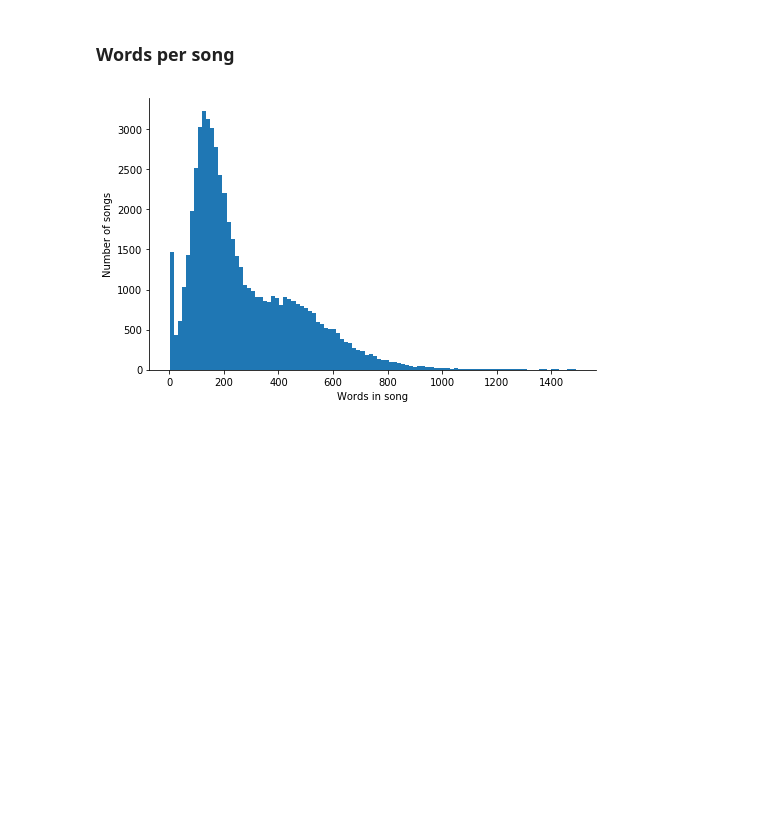
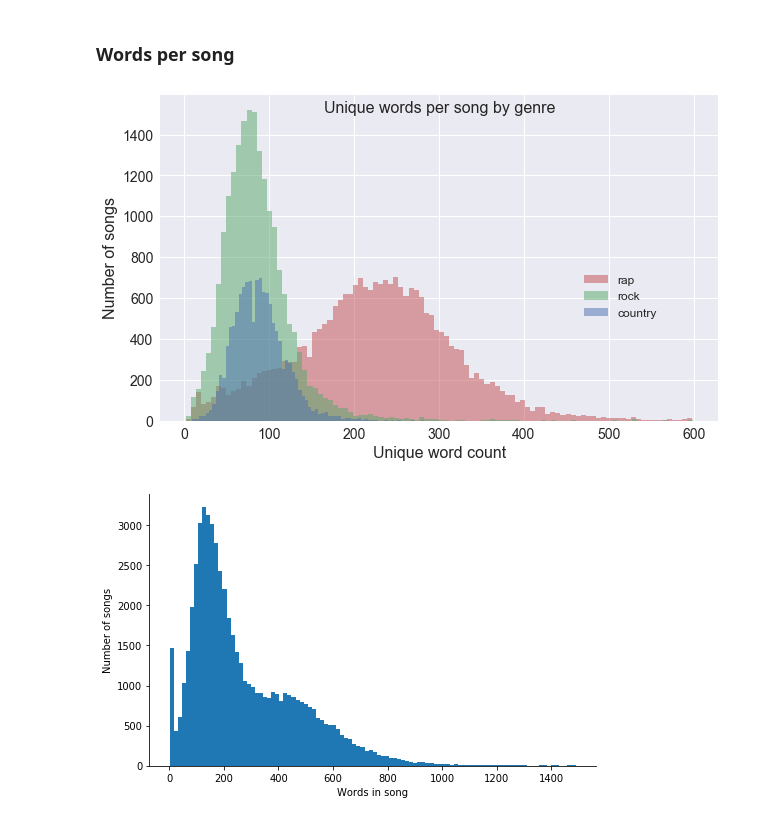
Before and after one commit to johnwmillr/trucks-and-beer, a Jupyter notebook: rapArtists.ipynb, the cells around one changed output. Saved outputs shown, nothing was run; the diff lists cells and outputs as text; code cells hidden in the pictures; blank space fills up the shorter version.

```diff
--- a/rapArtists.ipynb
+++ b/rapArtists.ipynb
@@ -119,3 +140,64 @@ plt.show()
+# %%
+def clean_str(s):
+    try:
+        return "".join(c for c in s if c not in punctuation)
+    except:
+        return s
+
+def clean_list(list_of_words):
+    return [clean_str(s) for s in list_of_words]
+# %%
+save = False
+norm = False
+unique = True
+colors = ['r','g','b']
+fig, ax = plt.subplots(figsize=(10,6))
+for g, c in zip(genres, colors):
+    # Words per song
+    if unique:
+        word_counts = [len(set(clean_str(song['lyrics']).split(' '))) for song in all_songs if song['genre'] == g]
+        m = 600
+    else:
+        word_counts = [len(clean_str(song['lyrics']).split(' ')) for song in all_songs if song['genre'] == g]
+        m = 1100
+    word_counts = list(filter(lambda x: x<m, word_counts))
+    ax.hist(word_counts, 100, color=c, alpha=0.5, label=g, normed=norm)
+
+# Touch up the plot
+FS = 16
+for tick in ax.xaxis.get_major_ticks():
+    tick.label.set_fontsize(FS-2)
+for tick in ax.yaxis.get_major_ticks():
+    tick.label.set_fontsize(FS-2)
+ax.spines['right'].set_visible(False)
+ax.spines['top'].set_visible(False)
+if unique:
+    ax.set_xlabel("Unique word count", fontsize=FS)
+    title = "Unique words per song by genre"
+else:
+    ax.set_xlabel("Word count", fontsize=FS)
+    title = "Words per song by genre"
+if norm:
+    ax.set_ylabel("Normalized frequency", fontsize=FS)
+    ax.get_yaxis().set_ticks([])
+    ax.spines['left'].set_visible(False)
+else:
+    ax.set_ylabel("Number of songs", fontsize=FS)
+ax.text(0.5, 0.96, title, fontsize=FS,
+        transform=ax.transAxes, verticalalignment='center', horizontalalignment='center')
+ax.legend(loc=(0.75,0.3), edgecolor='k', fontsize=FS-4)
+if save:
+    filename = "Histogram_WordsPerSongByGenre"
+    if norm:
+        filename += "_normalized"
+    if unique:
+        filename += "_unique"
+    plt.savefig(filename + ".png", format='png', dpi=300, bbox_inches='tight')
+    print(filename)
+else:
+    plt.show()
+# %% [output]
+[figure, added]
 # %%
 # Words per song
 word_counts = [len(song['lyrics'].split(' ')) for song in all_songs]
```
Also changed, not shown: parts of 11 cells of this notebook.
